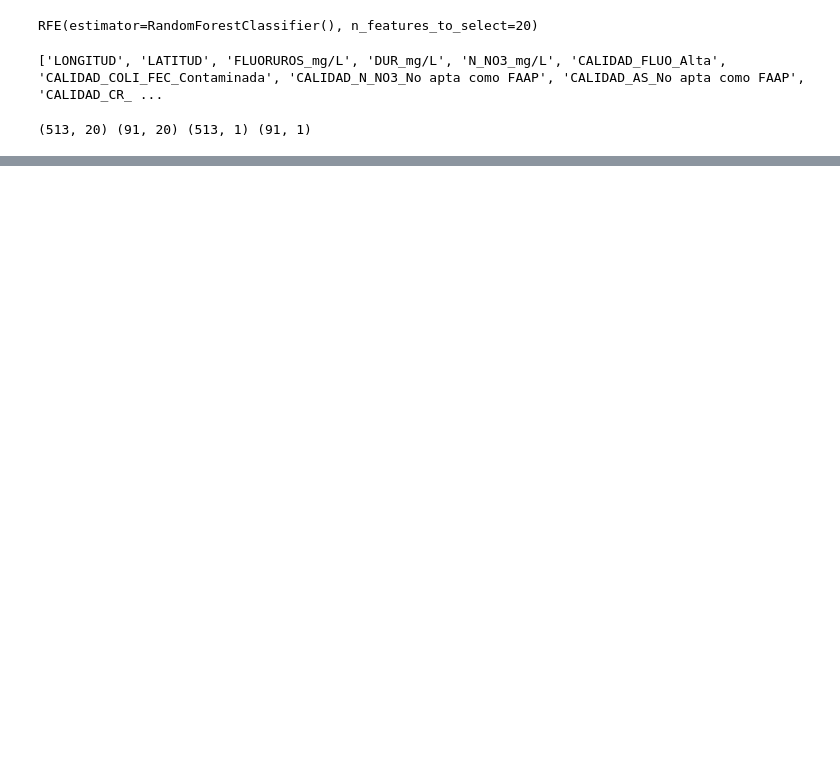
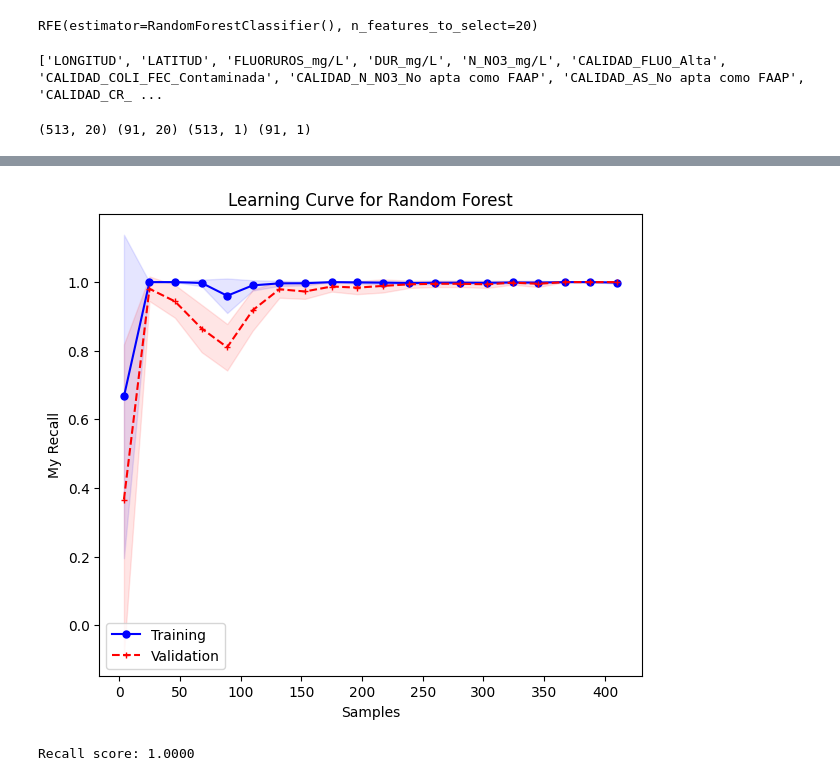
Before and after one commit to PosgradoMNA/actividades-del-projecto-cad_equipo_11, a Jupyter notebook: notebooks/reto_entrega_2.ipynb, the cells around one changed output, grey strips where cells are left out. Cells and saved outputs as stored; diff of their text form; code cells hidden in the pictures; blank space fills up the shorter version.

```diff
--- a/notebooks/reto_entrega_2.ipynb
+++ b/notebooks/reto_entrega_2.ipynb
@@ -51,0 +249,30 @@ print(X_train.shape, X_test.shape, y_train.shape, y_test.shape)
+# %%
+delta_a = np.linspace(0.01, 1, 20)
+
+model = RandomForestClassifier(
+    ccp_alpha=0.001,
+    criterion="gini",
+    max_depth=3,
+    min_samples_split=3
+)
+train_sizes, train_scores, test_scores = learning_curve(
+    model,
+    X_train,
+    np.ravel(y_train),
+    train_sizes=delta_a,
+    cv=cv,
+    scoring=make_scorer(my_recall),
+    n_jobs=-1
+    # error_score="raise"
+)
+
+mi_LearningCurvePlot(train_sizes, train_scores, test_scores,
+                     title="Learning Curve for Random Forest",
+                     xlabel="Samples",
+                     ylabel="My Recall"
+                    )
+
+evaluate_metrics(model, X_train, y_train, X_test, y_test, 'recall')
+# %% [output]
+[figure, added]
+Recall score: 1.0000
```
Also changed, not shown: parts of 10 cells of this notebook, 1 other file.
